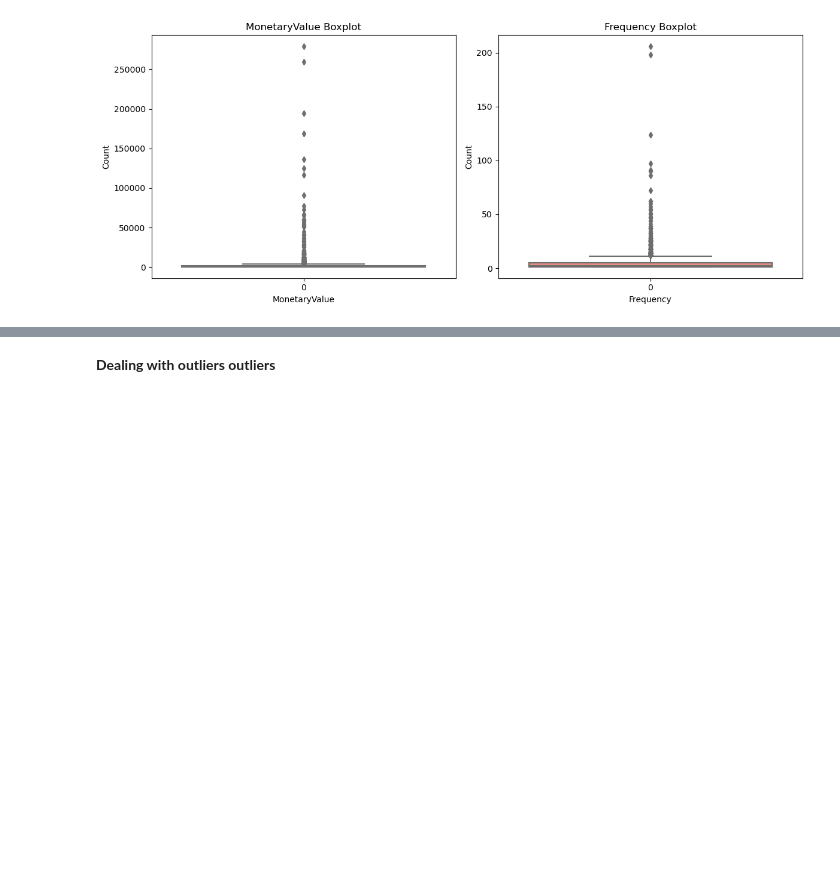
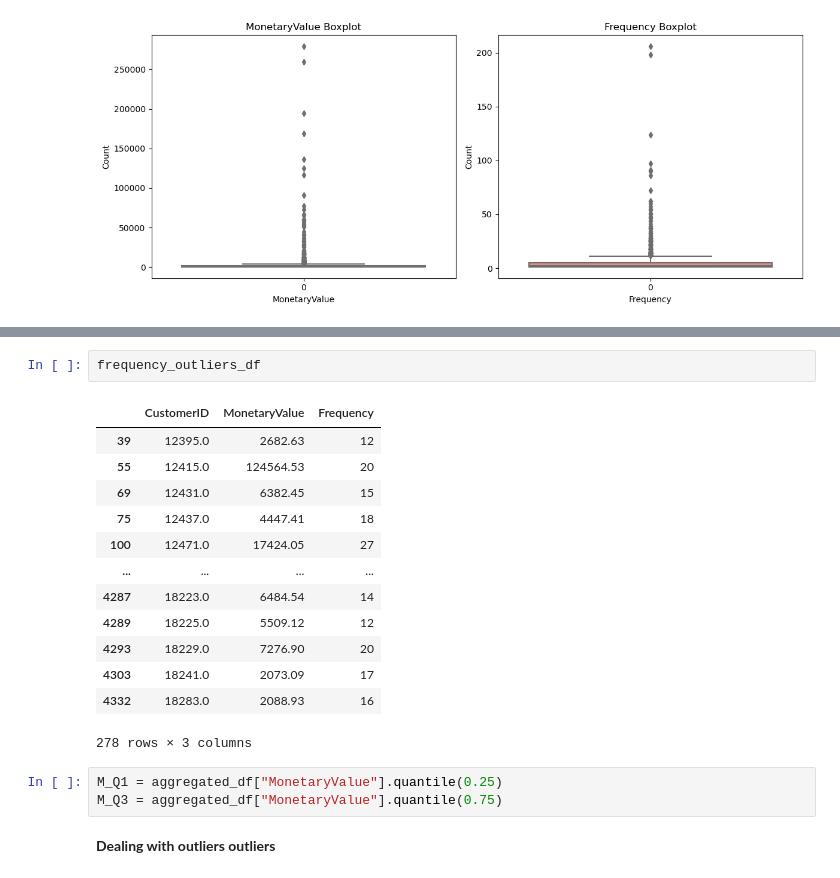
Before and after one commit to kamahTek/Machine-Learning, a Jupyter notebook: Unsupervised-Learning/Clustering/Online-Retail/index.ipynb, the cells around one changed output, grey strips where cells are left out. Cells and saved outputs as stored; diff of their text form; blank space fills up the shorter version.

```diff
--- a/Unsupervised-Learning/Clustering/Online-Retail/index.ipynb
+++ b/Unsupervised-Learning/Clustering/Online-Retail/index.ipynb
@@ -454,3 +500,22 @@ outlierChart(aggregated_df,"MonetaryValue", "Frequency")
+# %%
+frequency_outliers_df
+# %% [output]
+|  | CustomerID | MonetaryValue | Frequency |
+| 39 | 12395.0 | 2682.63 | 12 |
+| 55 | 12415.0 | 124564.53 | 20 |
+| 69 | 12431.0 | 6382.45 | 15 |
+| 75 | 12437.0 | 4447.41 | 18 |
+| 100 | 12471.0 | 17424.05 | 27 |
+| ... | ... | ... | ... |
+| 4287 | 18223.0 | 6484.54 | 14 |
+| 4289 | 18225.0 | 5509.12 | 12 |
+| 4293 | 18229.0 | 7276.90 | 20 |
+| 4303 | 18241.0 | 2073.09 | 17 |
+| 4332 | 18283.0 | 2088.93 | 16 |
+278 rows × 3 columns
+# %%
+M_Q1 = aggregated_df["MonetaryValue"].quantile(0.25)
+M_Q3 = aggregated_df["MonetaryValue"].quantile(0.75)
 # %% [markdown]
 **Dealing with outliers outliers**
 # %% [markdown]
```
Also changed, not shown: parts of 3 cells of this notebook.
